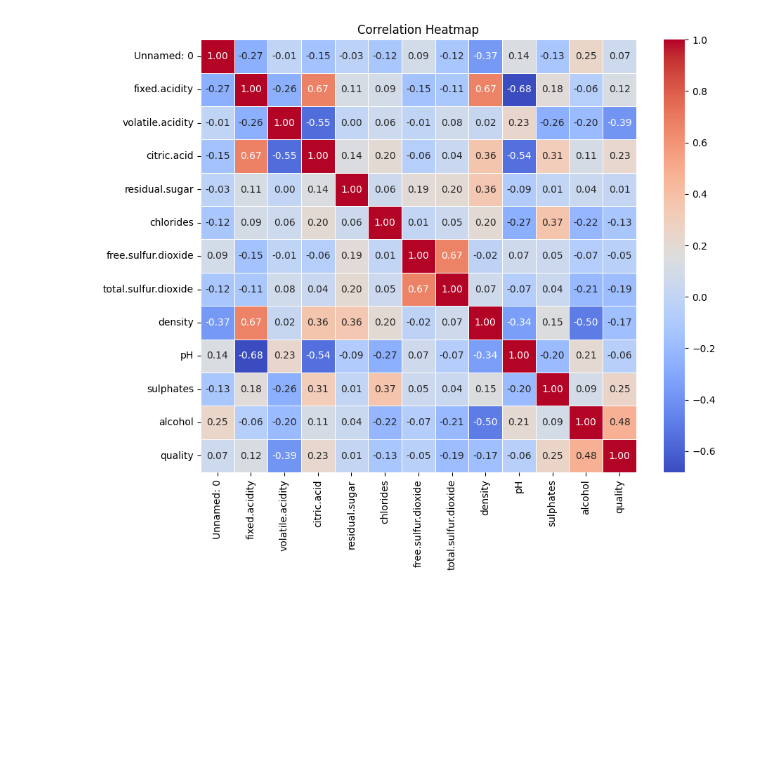
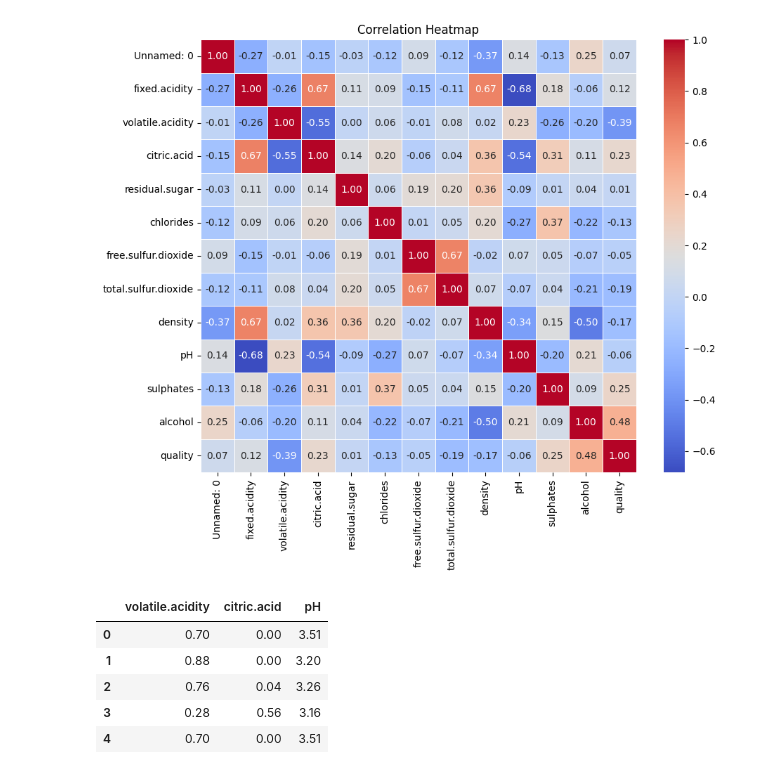
Before and after one commit to Maikittitee/ML, a Jupyter notebook: W2_HW/W2_2_Multiple_and_PolynomialRegression.ipynb, the cells around one changed output. Drawn from its saved outputs; the diff is of its cells as text; code cells hidden in the pictures; blank space fills up the shorter version.

```diff
--- a/W2_HW/W2_2_Multiple_and_PolynomialRegression.ipynb
+++ b/W2_HW/W2_2_Multiple_and_PolynomialRegression.ipynb
@@ -520,3 +522,18 @@ plt.title('Correlation Heatmap')
 plt.show()
 # %% [output]
 [figure]
+# %%
+# focus citric.acidity  and volatile.acidity
+
+df_n = df.drop( [ 'Unnamed: 0', 'fixed.acidity', 'residual.sugar',	'chlorides',	'free.sulfur.dioxide',	'total.sulfur.dioxide',	'density',	'sulphates',	'alcohol',	'quality'], axis=1)
+df_n.head()
+
+df_np = df_n.to_numpy()
+df.np
+# %% [output]
+|  | volatile.acidity | citric.acid | pH |
+| 0 | 0.70 | 0.00 | 3.51 |
+| 1 | 0.88 | 0.00 | 3.20 |
+| 2 | 0.76 | 0.04 | 3.26 |
+| 3 | 0.28 | 0.56 | 3.16 |
+| 4 | 0.70 | 0.00 | 3.51 |
```
Also changed, not shown: parts of 4 cells of this notebook, 1 other file.
